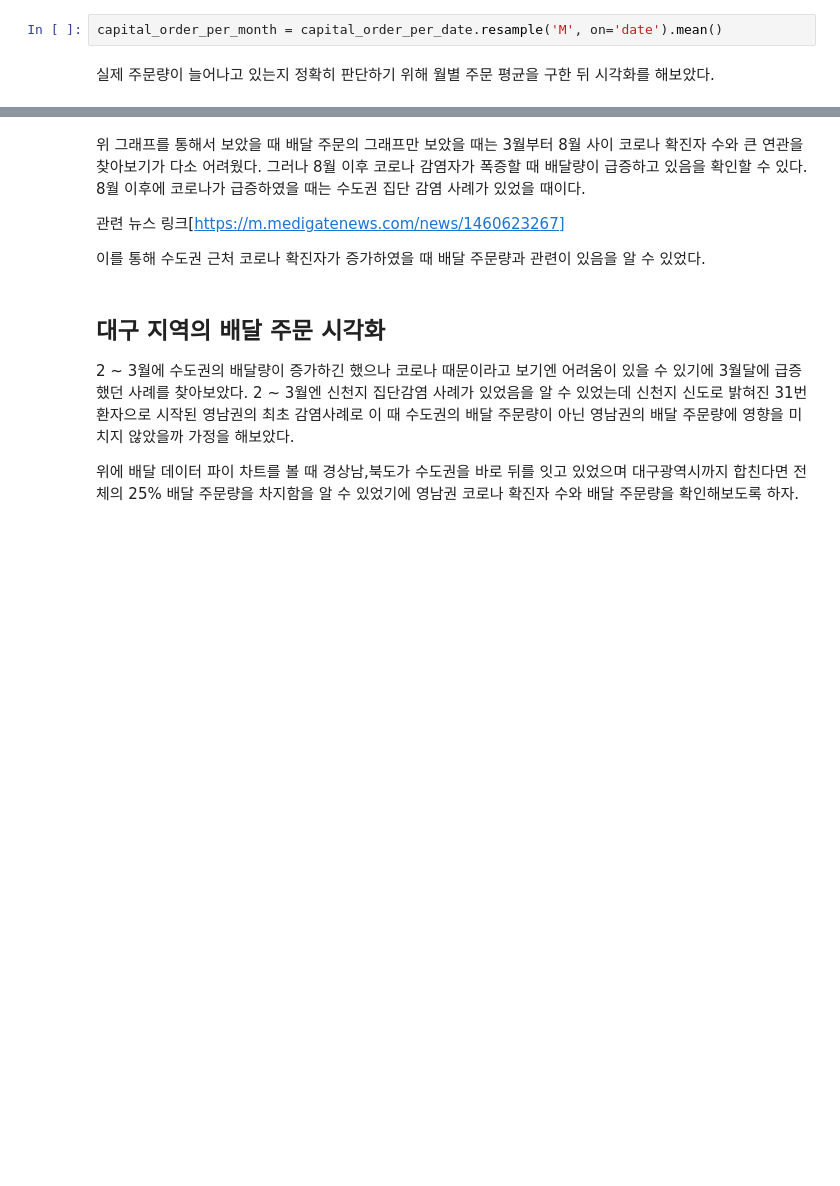
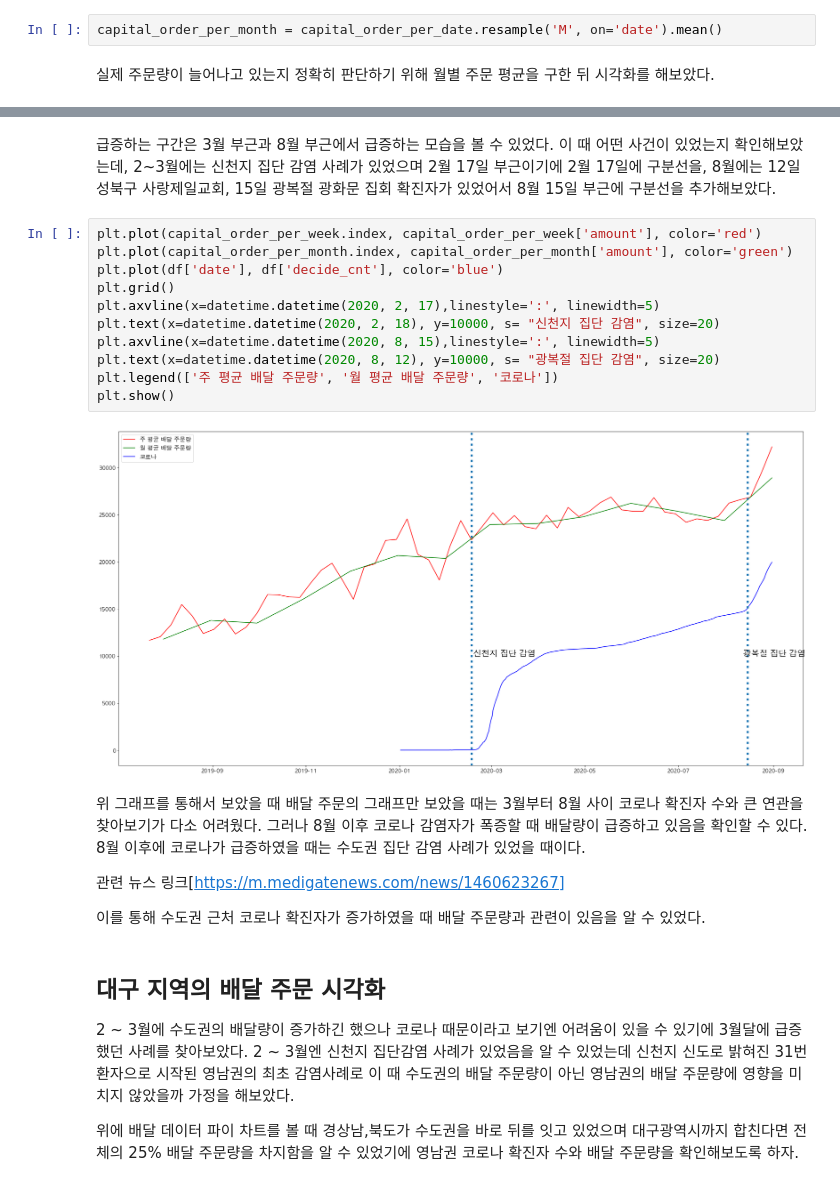
Before and after one commit to chulhee23/covid-19-visualization-order, a Jupyter notebook: covid_analyze.ipynb, the cells around one changed output, grey strips where cells are left out. Cells and saved outputs as stored; diff of their text form; blank space fills up the shorter version.

```diff
--- a/covid_analyze.ipynb
+++ b/covid_analyze.ipynb
@@ -329,3 +367,20 @@ plt.show()
+# %% [markdown]
+급증하는 구간은 3월 부근과 8월 부근에서 급증하는 모습을 볼 수 있었다.
+이 때 어떤 사건이 있었는지 확인해보았는데, 2~3월에는 신천지 집단 감염 사례가 있었으며 2월 17일 부근이기에 2월 17일에 구분선을,
+8월에는 12일 성북구 사랑제일교회, 15일 광복절 광화문 집회 확진자가 있었어서 8월 15일 부근에 구분선을 추가해보았다.
+# %%
+plt.plot(capital_order_per_week.index, capital_order_per_week['amount'], color='red')
+plt.plot(capital_order_per_month.index, capital_order_per_month['amount'], color='green')
+plt.plot(df['date'], df['decide_cnt'], color='blue')
+plt.grid()
+plt.axvline(x=datetime.datetime(2020, 2, 17),linestyle=':', linewidth=5)
+plt.text(x=datetime.datetime(2020, 2, 18), y=10000, s= "신천지 집단 감염", size=20)
+plt.axvline(x=datetime.datetime(2020, 8, 15),linestyle=':', linewidth=5)
+plt.text(x=datetime.datetime(2020, 8, 12), y=10000, s= "광복절 집단 감염", size=20)
+plt.legend(['주 평균 배달 주문량', '월 평균 배달 주문량', '코로나'])
+plt.show()
+# %% [output]
+[figure, added]
 # %% [markdown]
 위 그래프를 통해서 보았을 때 배달 주문의 그래프만 보았을 때는 3월부터 8월 사이 코로나 확진자 수와 큰 연관을 찾아보기가 다소 어려웠다. 그러나 8월 이후 코로나 감염자가 폭증할 때 배달량이 급증하고 있음을 확인할 수 있다. 8월 이후에 코로나가 급증하였을 때는 수도권 집단 감염 사례가 있었을 때이다.
 
```
Also changed, not shown: parts of 25 cells of this notebook, 7 other files.
